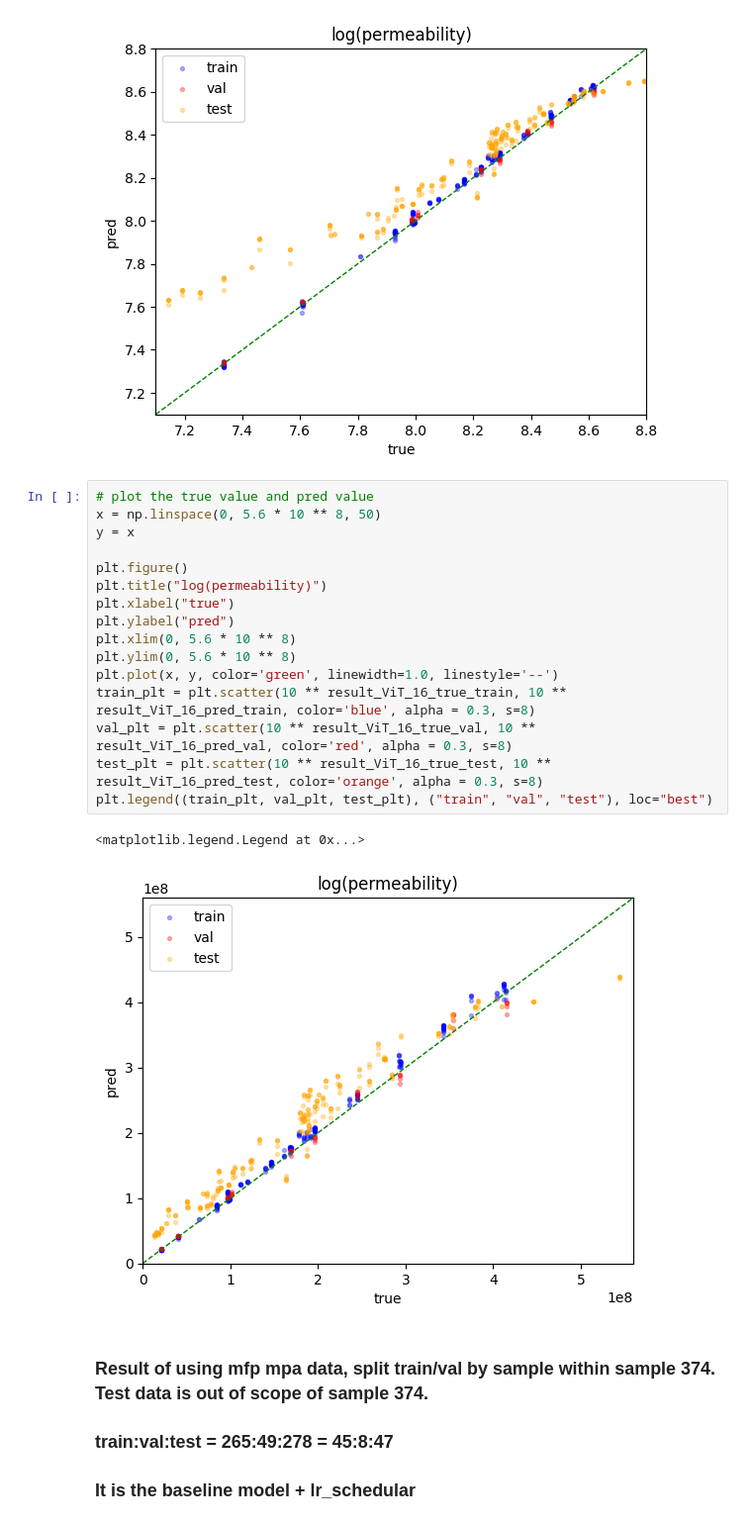
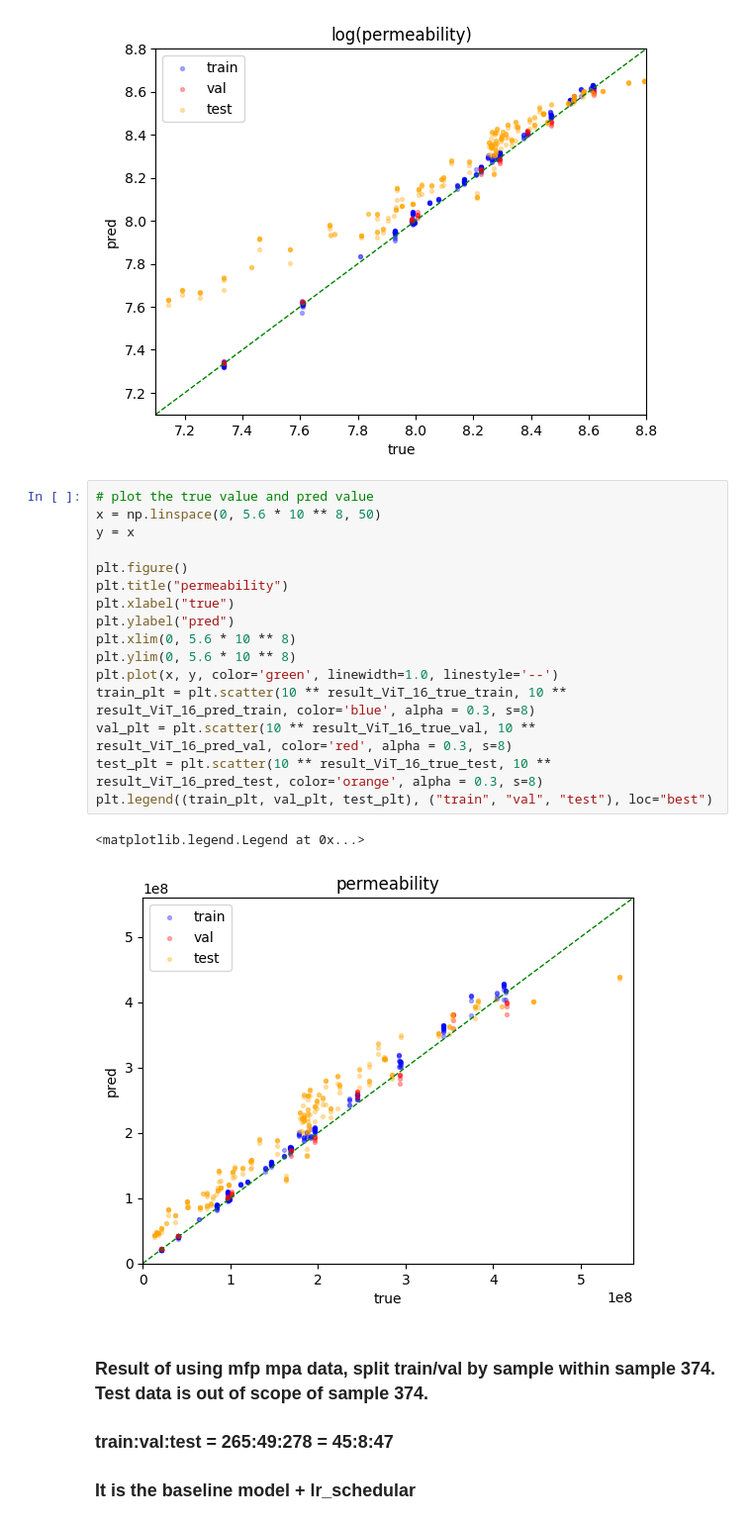
Before and after one commit to LeeGorden/Permeability-Prediction-using-Vision-Transformers, a Jupyter notebook: model/performance_eval_with_val.ipynb, the cells around one changed output. Shown: that part at 99% size. Saved outputs shown, nothing was run; the diff lists cells and outputs as text.

```diff
--- a/model/performance_eval_with_val.ipynb
+++ b/model/performance_eval_with_val.ipynb
@@ -115,22 +115,22 @@ plt.legend((train_plt, val_plt, test_plt), ("train", "val", "test"), loc="best")
 # %%
 # plot the true value and pred value
 x = np.linspace(0, 5.6 * 10 ** 8, 50)
 y = x
 
 plt.figure()
-plt.title("log(permeability)")
+plt.title("permeability")
 plt.xlabel("true")
 plt.ylabel("pred")
 plt.xlim(0, 5.6 * 10 ** 8)
 plt.ylim(0, 5.6 * 10 ** 8)
 plt.plot(x, y, color='green', linewidth=1.0, linestyle='--')
 train_plt = plt.scatter(10 ** result_ViT_16_true_train, 10 ** result_ViT_16_pred_train, color='blue', alpha = 0.3, s=8)
 val_plt = plt.scatter(10 ** result_ViT_16_true_val, 10 ** result_ViT_16_pred_val, color='red', alpha = 0.3, s=8)
 test_plt = plt.scatter(10 ** result_ViT_16_true_test, 10 ** result_ViT_16_pred_test, color='orange', alpha = 0.3, s=8)
 plt.legend((train_plt, val_plt, test_plt), ("train", "val", "test"), loc="best")
 # %% [output]
 <matplotlib.legend.Legend at 0x...>
-[figure, old version]
+[figure, new version]
 # %% [markdown]
 ### Result of using mfp mpa data, split train/val by sample within sample 374. Test data is out of scope of sample 374.
 ### train:val:test = 265:49:278 = 45:8:47
```
Also changed, not shown: parts of 2 cells of this notebook.
